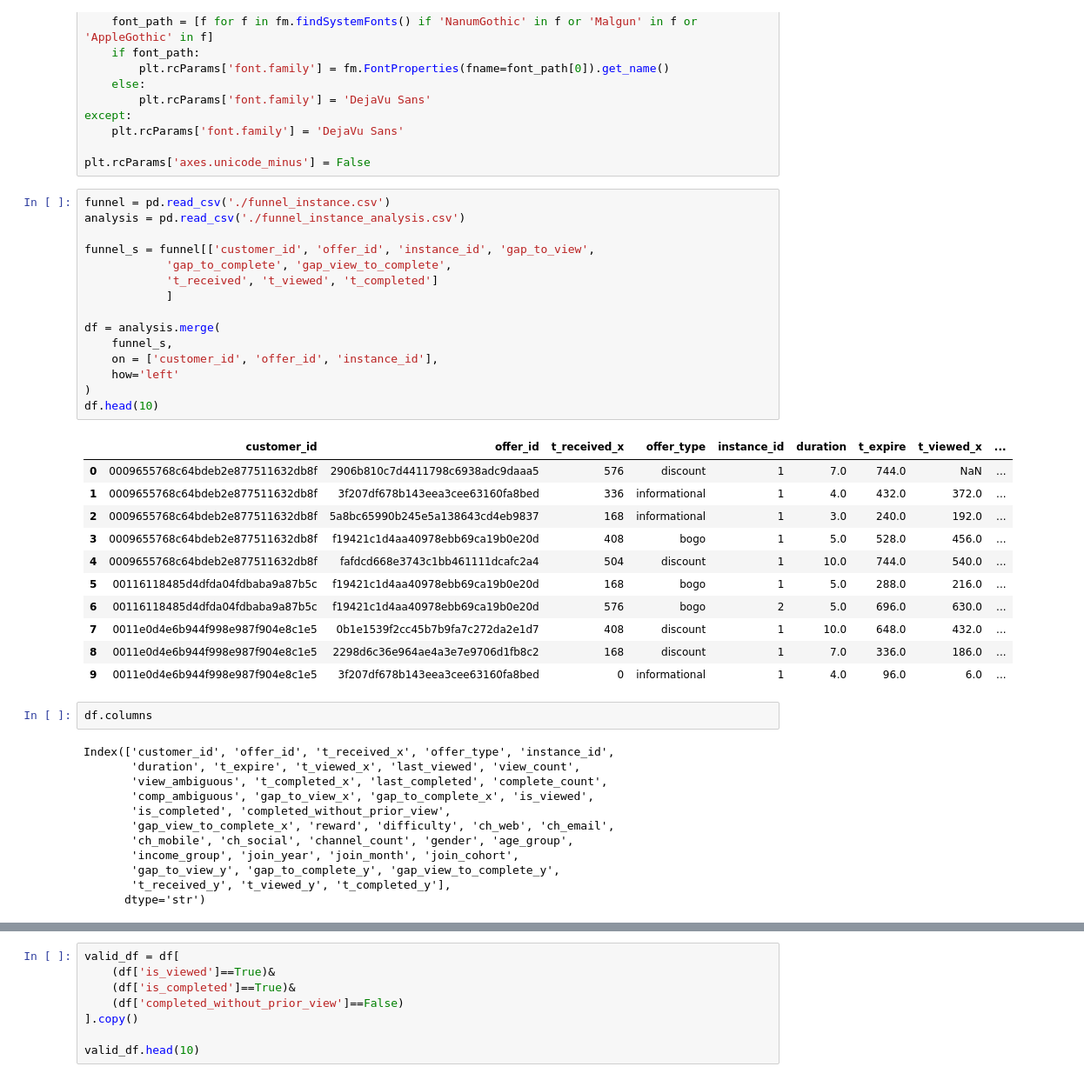
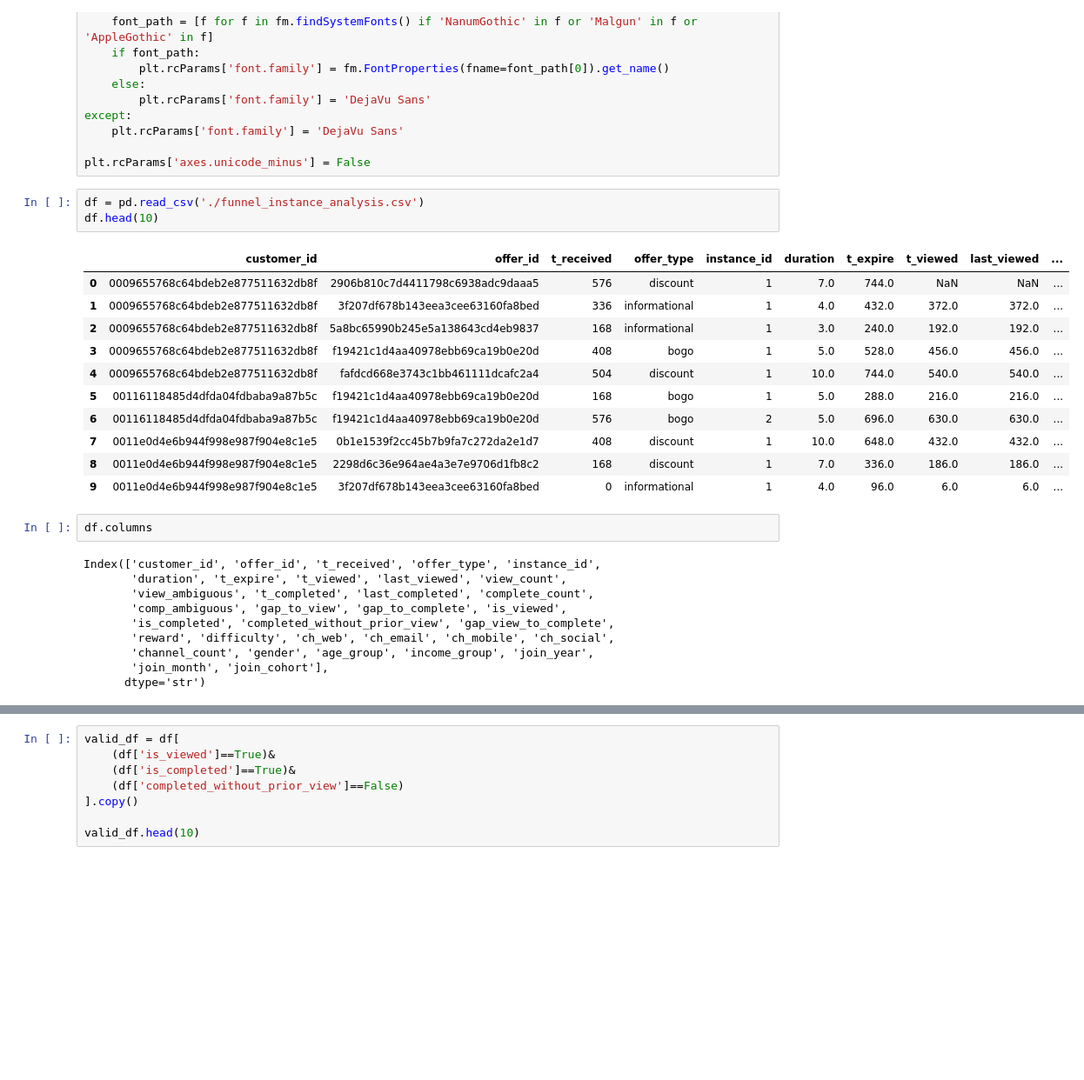
Before and after one commit to rladbstj56/practice_project, a Jupyter notebook: chanhui_EDA/final_analysis/gap_all.ipynb, the cells around one changed output, grey strips where cells are left out. Shown at 87% size. Saved outputs shown, nothing was run; the diff lists cells and outputs as text; blank space fills up the shorter version.

```diff
--- a/chanhui_EDA/final_analysis/gap_all.ipynb
+++ b/chanhui_EDA/final_analysis/gap_all.ipynb
@@ -26,45 +26,31 @@ except:
 
 plt.rcParams['axes.unicode_minus'] = False
 # %%
-funnel = pd.read_csv('./funnel_instance.csv')
-analysis = pd.read_csv('./funnel_instance_analysis.csv')
-
-funnel_s = funnel[['customer_id', 'offer_id', 'instance_id', 'gap_to_view',
-            'gap_to_complete', 'gap_view_to_complete',
-            't_received', 't_viewed', 't_completed']
-            ]
-
-df = analysis.merge(
-    funnel_s,
-    on = ['customer_id', 'offer_id', 'instance_id'],
-    how='left'
-)
+df = pd.read_csv('./funnel_instance_analysis.csv')
 df.head(10)
 # %% [output]
-|  | customer_id | offer_id | t_received_x | offer_type | instance_id | duration | t_expire | t_viewed_x | ... |
-| 0 | 0009655768c64bdeb2e877511632db8f | 2906b810c7d4411798c6938adc9daaa5 | 576 | discount | 1 | 7.0 | 744.0 | NaN | ... |
-| 1 | 0009655768c64bdeb2e877511632db8f | 3f207df678b143eea3cee63160fa8bed | 336 | informational | 1 | 4.0 | 432.0 | 372.0 | ... |
-| 2 | 0009655768c64bdeb2e877511632db8f | 5a8bc65990b245e5a138643cd4eb9837 | 168 | informational | 1 | 3.0 | 240.0 | 192.0 | ... |
-| 3 | 0009655768c64bdeb2e877511632db8f | f19421c1d4aa40978ebb69ca19b0e20d | 408 | bogo | 1 | 5.0 | 528.0 | 456.0 | ... |
-| 4 | 0009655768c64bdeb2e877511632db8f | fafdcd668e3743c1bb461111dcafc2a4 | 504 | discount | 1 | 10.0 | 744.0 | 540.0 | ... |
-| 5 | 00116118485d4dfda04fdbaba9a87b5c | f19421c1d4aa40978ebb69ca19b0e20d | 168 | bogo | 1 | 5.0 | 288.0 | 216.0 | ... |
-| 6 | 00116118485d4dfda04fdbaba9a87b5c | f19421c1d4aa40978ebb69ca19b0e20d | 576 | bogo | 2 | 5.0 | 696.0 | 630.0 | ... |
-| 7 | 0011e0d4e6b944f998e987f904e8c1e5 | 0b1e1539f2cc45b7b9fa7c272da2e1d7 | 408 | discount | 1 | 10.0 | 648.0 | 432.0 | ... |
-| 8 | 0011e0d4e6b944f998e987f904e8c1e5 | 2298d6c36e964ae4a3e7e9706d1fb8c2 | 168 | discount | 1 | 7.0 | 336.0 | 186.0 | ... |
-| 9 | 0011e0d4e6b944f998e987f904e8c1e5 | 3f207df678b143eea3cee63160fa8bed | 0 | informational | 1 | 4.0 | 96.0 | 6.0 | ... |
+|  | customer_id | offer_id | t_received | offer_type | instance_id | duration | t_expire | t_viewed | last_viewed | ... |
+| 0 | 0009655768c64bdeb2e877511632db8f | 2906b810c7d4411798c6938adc9daaa5 | 576 | discount | 1 | 7.0 | 744.0 | NaN | NaN | ... |
+| 1 | 0009655768c64bdeb2e877511632db8f | 3f207df678b143eea3cee63160fa8bed | 336 | informational | 1 | 4.0 | 432.0 | 372.0 | 372.0 | ... |
+| 2 | 0009655768c64bdeb2e877511632db8f | 5a8bc65990b245e5a138643cd4eb9837 | 168 | informational | 1 | 3.0 | 240.0 | 192.0 | 192.0 | ... |
+| 3 | 0009655768c64bdeb2e877511632db8f | f19421c1d4aa40978ebb69ca19b0e20d | 408 | bogo | 1 | 5.0 | 528.0 | 456.0 | 456.0 | ... |
+| 4 | 0009655768c64bdeb2e877511632db8f | fafdcd668e3743c1bb461111dcafc2a4 | 504 | discount | 1 | 10.0 | 744.0 | 540.0 | 540.0 | ... |
+| 5 | 00116118485d4dfda04fdbaba9a87b5c | f19421c1d4aa40978ebb69ca19b0e20d | 168 | bogo | 1 | 5.0 | 288.0 | 216.0 | 216.0 | ... |
+| 6 | 00116118485d4dfda04fdbaba9a87b5c | f19421c1d4aa40978ebb69ca19b0e20d | 576 | bogo | 2 | 5.0 | 696.0 | 630.0 | 630.0 | ... |
+| 7 | 0011e0d4e6b944f998e987f904e8c1e5 | 0b1e1539f2cc45b7b9fa7c272da2e1d7 | 408 | discount | 1 | 10.0 | 648.0 | 432.0 | 432.0 | ... |
+| 8 | 0011e0d4e6b944f998e987f904e8c1e5 | 2298d6c36e964ae4a3e7e9706d1fb8c2 | 168 | discount | 1 | 7.0 | 336.0 | 186.0 | 186.0 | ... |
+| 9 | 0011e0d4e6b944f998e987f904e8c1e5 | 3f207df678b143eea3cee63160fa8bed | 0 | informational | 1 | 4.0 | 96.0 | 6.0 | 6.0 | ... |
 # %%
 df.columns
 # %% [output]
-Index(['customer_id', 'offer_id', 't_received_x', 'offer_type', 'instance_id',
-       'duration', 't_expire', 't_viewed_x', 'last_viewed', 'view_count',
-       'view_ambiguous', 't_completed_x', 'last_completed', 'complete_count',
-       'comp_ambiguous', 'gap_to_view_x', 'gap_to_complete_x', 'is_viewed',
-       'is_completed', 'completed_without_prior_view',
-       'gap_view_to_complete_x', 'reward', 'difficulty', 'ch_web', 'ch_email',
-       'ch_mobile', 'ch_social', 'channel_count', 'gender', 'age_group',
-       'income_group', 'join_year', 'join_month', 'join_cohort',
-       'gap_to_view_y', 'gap_to_complete_y', 'gap_view_to_complete_y',
-       't_received_y', 't_viewed_y', 't_completed_y'],
+Index(['customer_id', 'offer_id', 't_received', 'offer_type', 'instance_id',
+       'duration', 't_expire', 't_viewed', 'last_viewed', 'view_count',
+       'view_ambiguous', 't_completed', 'last_completed', 'complete_count',
+       'comp_ambiguous', 'gap_to_view', 'gap_to_complete', 'is_viewed',
+       'is_completed', 'completed_without_prior_view', 'gap_view_to_complete',
+       'reward', 'difficulty', 'ch_web', 'ch_email', 'ch_mobile', 'ch_social',
+       'channel_count', 'gender', 'age_group', 'income_group', 'join_year',
+       'join_month', 'join_cohort'],
       dtype='str')
 # %%
 cols_to_check = ['t_received', 't_viewed', 't_completed', 'gap_to_view', 'gap_to_complete', 'gap_view_to_complete']
```
Also changed, not shown: parts of 3 cells of this notebook.
